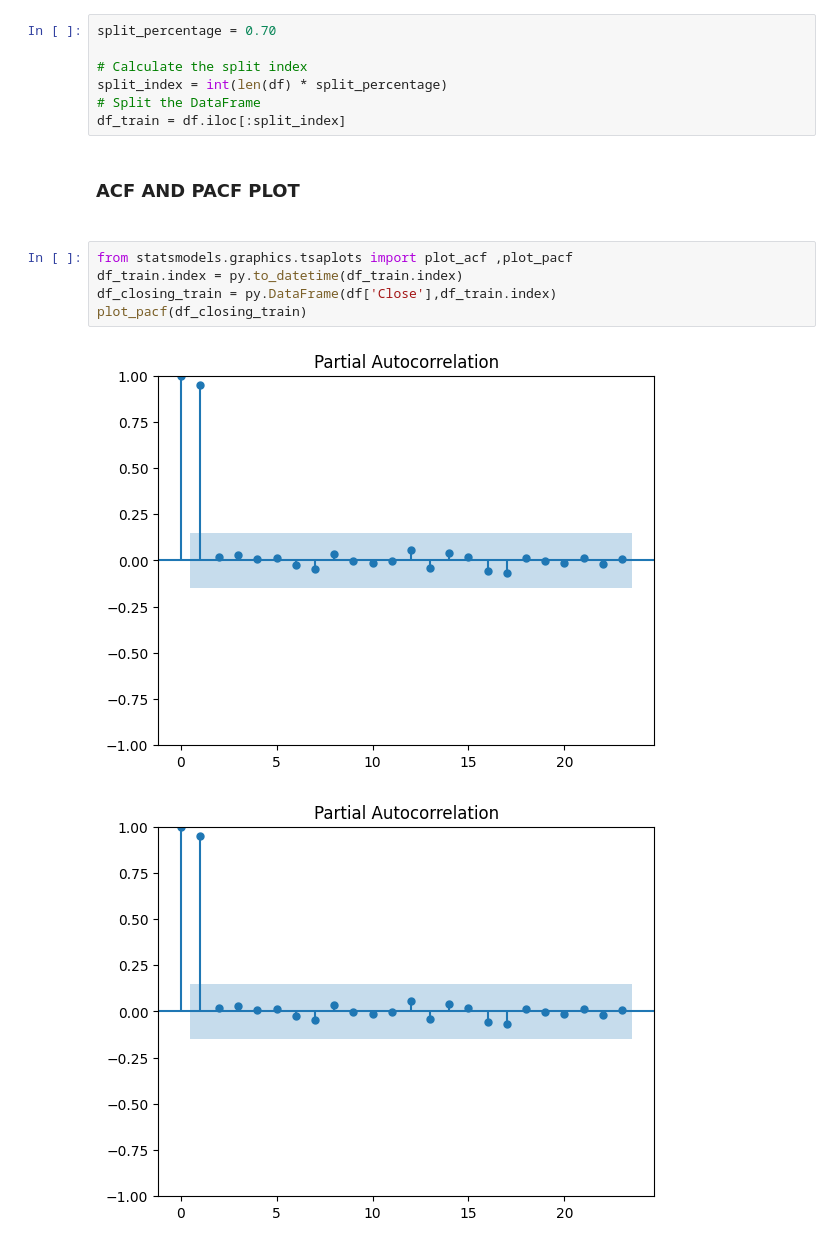
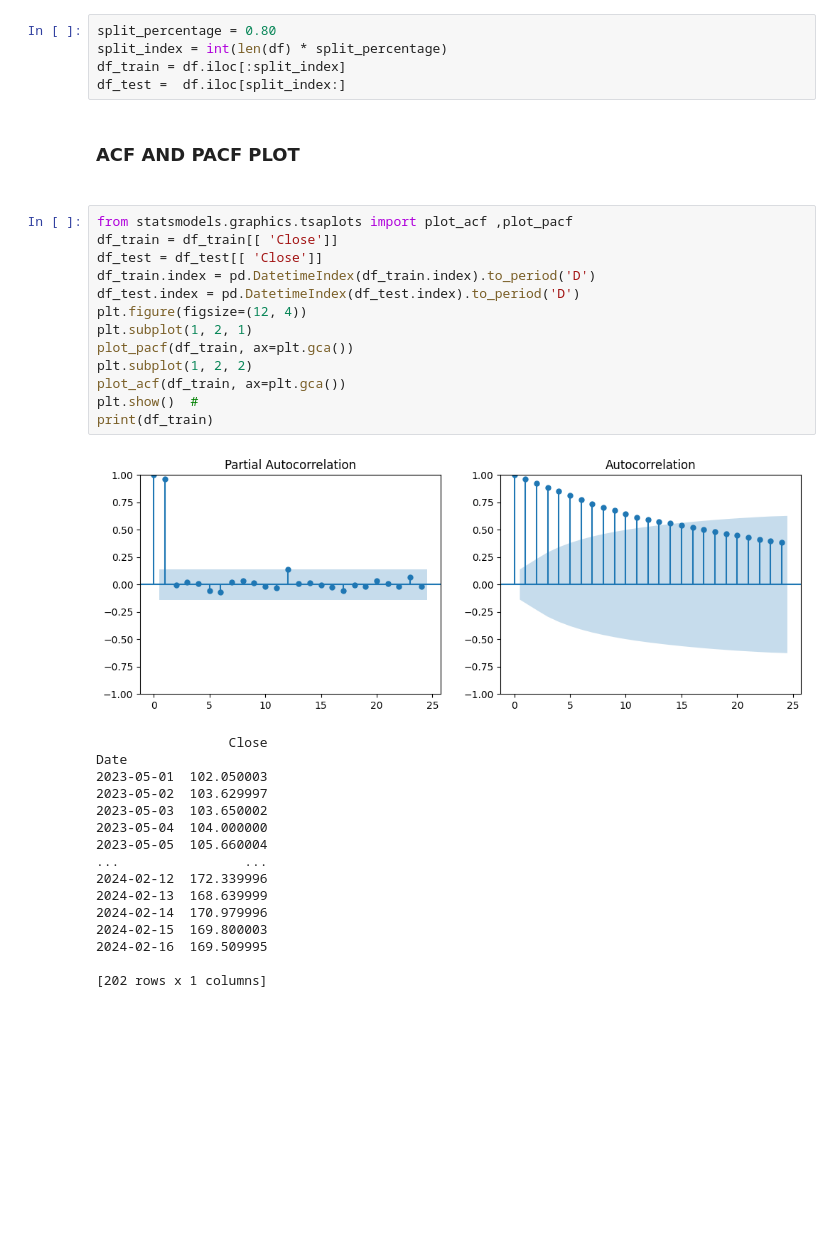
Before and after one commit to perviz822/amazon_stock_price_predictor, a Jupyter notebook: using_arima.ipynb, the cells around one changed output. Saved outputs shown, nothing was run; the diff lists cells and outputs as text; blank space fills up the shorter version.

```diff
--- a/using_arima.ipynb
+++ b/using_arima.ipynb
@@ -80,17 +108,37 @@ Text(0, 0.5, 'high')
 # %%
-split_percentage = 0.70
-
-# Calculate the split index
+split_percentage = 0.80
 split_index = int(len(df) * split_percentage)
-# Split the DataFrame
 df_train = df.iloc[:split_index]
+df_test =  df.iloc[split_index:]
 # %% [markdown]
 <h3> ACF AND PACF PLOT <h3>
-# %%
-from statsmodels.graphics.tsaplots import plot_acf ,plot_pacf
-df_train.index = py.to_datetime(df_train.index)
-df_closing_train = py.DataFrame(df['Close'],df_train.index)
-plot_pacf(df_closing_train)
-# %% [output]
-[figure, removed]
-[figure, removed]
+# %%
+from statsmodels.graphics.tsaplots import plot_acf ,plot_pacf
+df_train = df_train[[ 'Close']]
+df_test = df_test[[ 'Close']]
+df_train.index = pd.DatetimeIndex(df_train.index).to_period('D')
+df_test.index = pd.DatetimeIndex(df_test.index).to_period('D')
+plt.figure(figsize=(12, 4))
+plt.subplot(1, 2, 1)
+plot_pacf(df_train, ax=plt.gca())
+plt.subplot(1, 2, 2)
+plot_acf(df_train, ax=plt.gca())
+plt.show()  #
+print(df_train)
+# %% [output]
+[figure, added]
+                 Close
+Date
+2023-05-01  102.050003
+2023-05-02  103.629997
+2023-05-03  103.650002
+2023-05-04  104.000000
+2023-05-05  105.660004
+...                ...
+2024-02-12  172.339996
+2024-02-13  168.639999
+2024-02-14  170.979996
+2024-02-15  169.800003
+2024-02-16  169.509995
+
+[202 rows x 1 columns]
```
Also changed, not shown: parts of 18 cells of this notebook, 3 other files.
